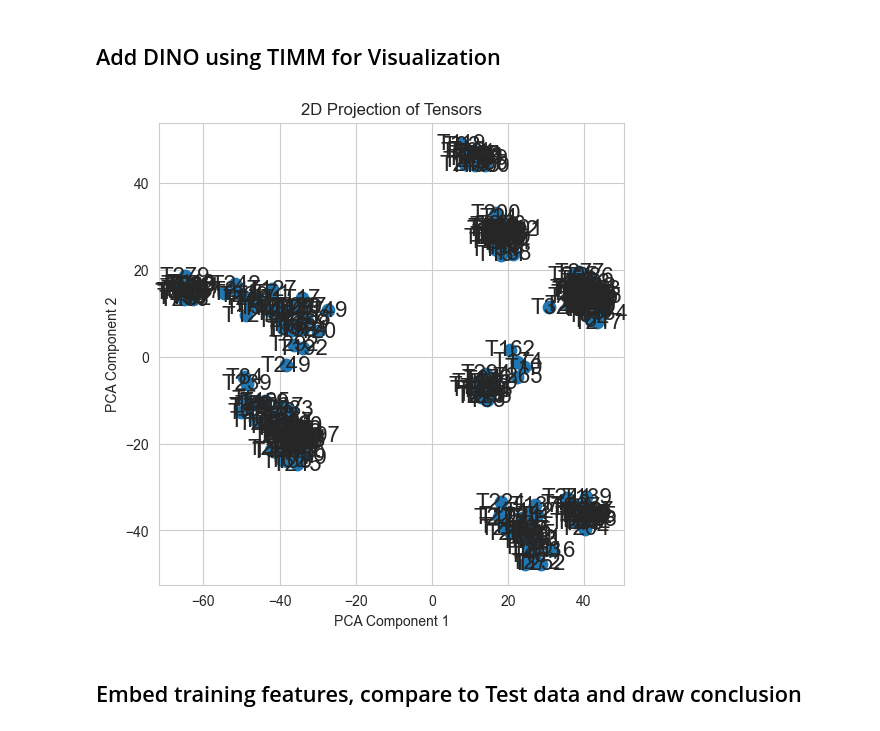
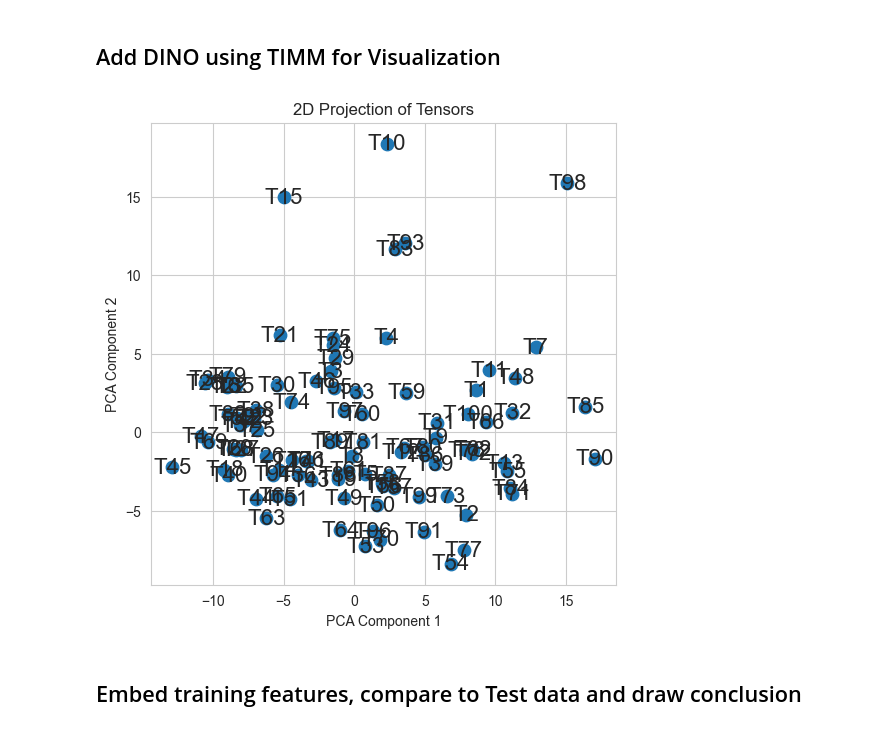
Before and after one commit to DucoLam/02456-DeepLearning-Group-26, a Jupyter notebook: mainpipeline.ipynb, the cells around one changed output. Saved outputs shown, nothing was run; the diff lists cells and outputs as text; code cells hidden in the pictures.

```diff
--- a/mainpipeline.ipynb
+++ b/mainpipeline.ipynb
@@ -267,7 +281,6 @@ TESTING IMAGES
 ## Add DINO using TIMM for Visualization
 # %%
 import torch
-from urllib.request import urlopen
 from PIL import Image
 import timm
 import torchvision.transforms as T
@@ -283,7 +296,7 @@ def embed_and_plot_from_loader(dataloader, max_images=8, model_url = "vit_small_
     to_pil = T.ToPILImage()
 
     # Take one batch from the loader
-    images, _ = next(iter(dataloader))
+    images, _, _ = next(iter(dataloader))
 
     embeddings = []
     for img in images[:max_images]:
@@ -308,6 +321,10 @@ def embed_and_plot_from_loader(dataloader, max_images=8, model_url = "vit_small_
     else:
         print("Need at least 2 images to plot.")
 # %%
-embed_and_plot_from_loader(train_loader, max_images=300)
+# embed_and_plot_from_loader(train_loader, max_images=300)
+
+embed_loader = DataLoader(dataset=train_dataset, batch_size=100, num_workers=0)
+
+embed_and_plot_from_loader(embed_loader, max_images=300)
 # %% [output]
-[figure, old version]
+[figure, new version]
```
Also changed, not shown: parts of 12 cells of this notebook, 2 other files.
